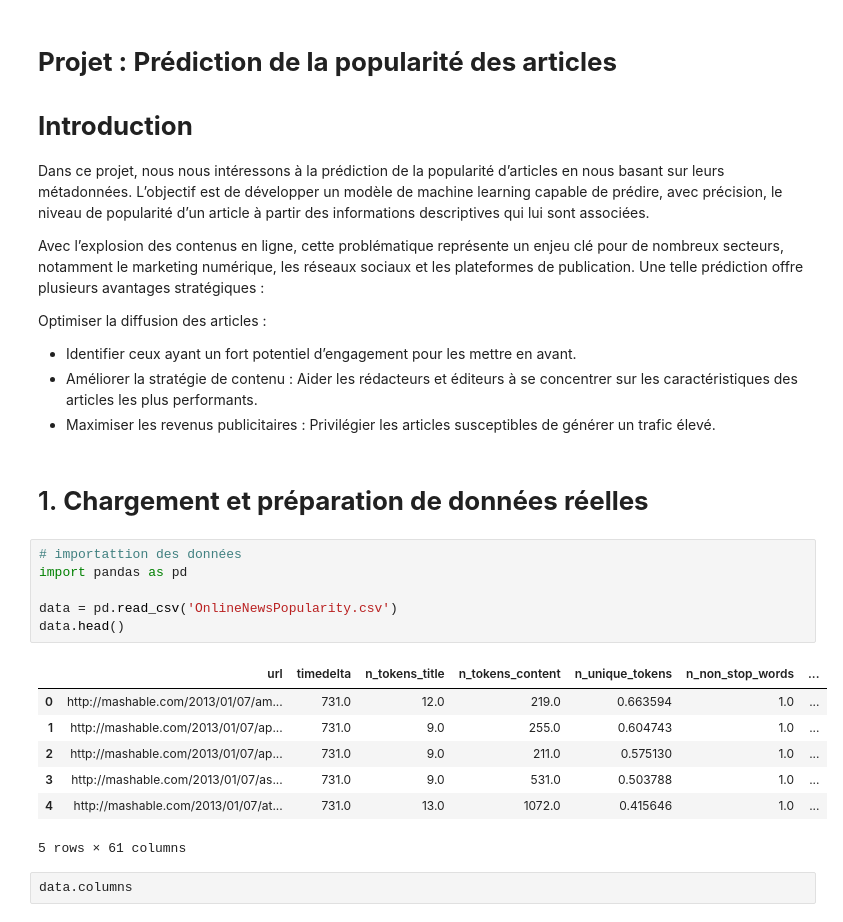
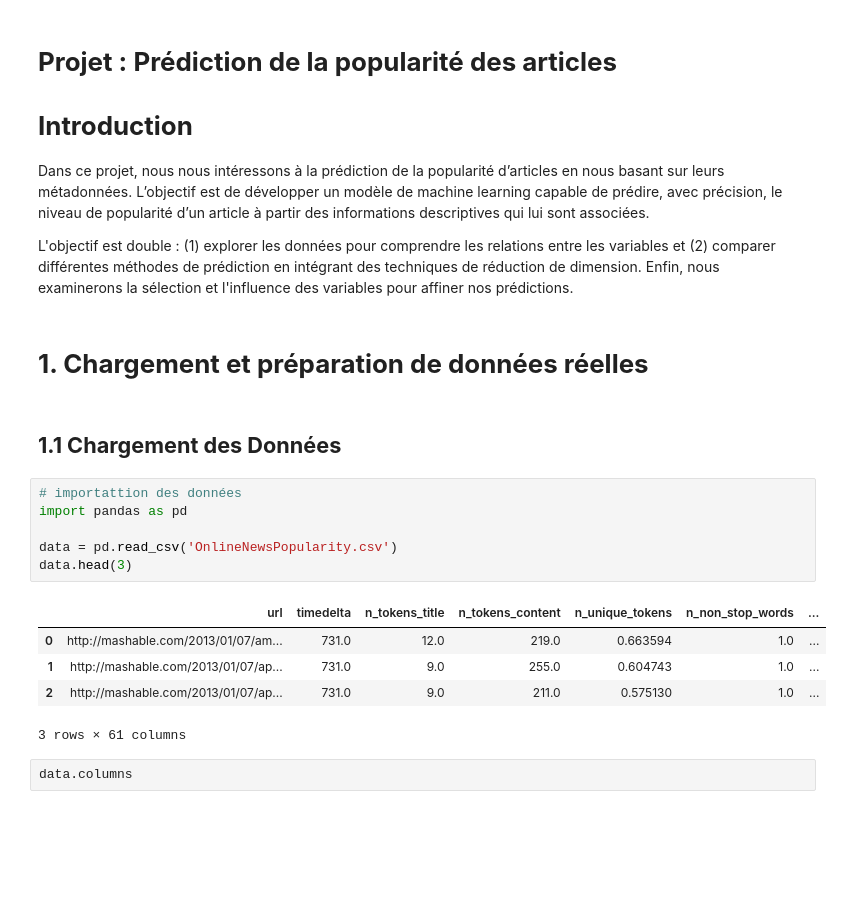
Before and after one commit to GAKIZAB/Projet-Machine-learning-avec-Python, a Jupyter notebook: Prédiction et selection.ipynb, the cells around one changed output. Drawn from its saved outputs; the diff is of its cells as text; blank space fills up the shorter version.

```diff
--- a/Prédiction et selection.ipynb
+++ b/Prédiction et selection.ipynb
@@ -5,28 +5,23 @@
 # **Introduction**
 Dans ce projet, nous nous intéressons à la prédiction de la popularité d’articles en nous basant sur leurs métadonnées. L’objectif est de développer un modèle de machine learning capable de prédire, avec précision, le niveau de popularité d’un article à partir des informations descriptives qui lui sont associées.
 
-Avec l’explosion des contenus en ligne, cette problématique représente un enjeu clé pour de nombreux secteurs, notamment le marketing numérique, les réseaux sociaux et les plateformes de publication. Une telle prédiction offre plusieurs avantages stratégiques :
-
-Optimiser la diffusion des articles :
-  - Identifier ceux ayant un fort potentiel d’engagement pour les mettre en avant.
-  - Améliorer la stratégie de contenu : Aider les rédacteurs et éditeurs à se concentrer sur les caractéristiques des articles les plus performants.
-  - Maximiser les revenus publicitaires : Privilégier les articles susceptibles de générer un trafic élevé.
+L'objectif est double : (1) explorer les données pour comprendre les relations entre les variables et (2) comparer différentes méthodes de prédiction en intégrant des techniques de réduction de dimension. Enfin, nous examinerons la sélection et l'influence des variables pour affiner nos prédictions.
 # %% [markdown]
-# 1. **Chargement et préparation de données réelles**
+# **1. Chargement et préparation de données réelles**
+# %% [markdown]
+## **1.1 Chargement des Données**
 # %%
 # importattion des données
 import pandas as pd
 
 data = pd.read_csv('OnlineNewsPopularity.csv')
-data.head()
+data.head(3)
 # %% [output]
 |  | url | timedelta | n_tokens_title | n_tokens_content | n_unique_tokens | n_non_stop_words | ... |
 | 0 | http://mashable.com/2013/01/07/am... | 731.0 | 12.0 | 219.0 | 0.663594 | 1.0 | ... |
 | 1 | http://mashable.com/2013/01/07/ap... | 731.0 | 9.0 | 255.0 | 0.604743 | 1.0 | ... |
 | 2 | http://mashable.com/2013/01/07/ap... | 731.0 | 9.0 | 211.0 | 0.575130 | 1.0 | ... |
-| 3 | http://mashable.com/2013/01/07/as... | 731.0 | 9.0 | 531.0 | 0.503788 | 1.0 | ... |
-| 4 | http://mashable.com/2013/01/07/at... | 731.0 | 13.0 | 1072.0 | 0.415646 | 1.0 | ... |
-5 rows × 61 columns
+3 rows × 61 columns
 # %%
 data.columns
 # %% [output]
```
Also changed, not shown: parts of 18 cells of this notebook.
